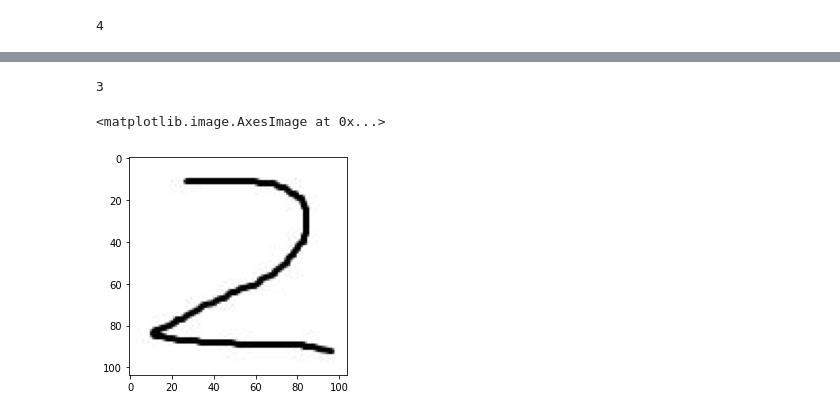
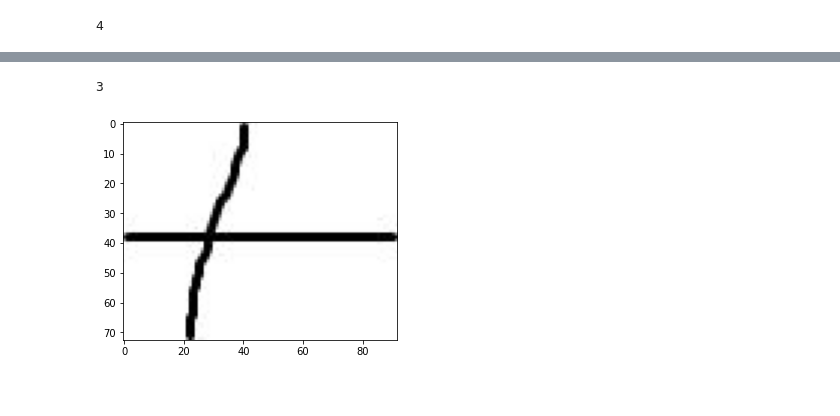
Before and after one commit to rene12188/CoVi, a Jupyter notebook: Project/Feature_extraction.ipynb, the cells around one changed output, grey strips where cells are left out. Saved outputs shown, nothing was run; the diff lists cells and outputs as text; code cells hidden in the pictures.

```diff
--- a/Project/Feature_extraction.ipynb
+++ b/Project/Feature_extraction.ipynb
@@ -5,5 +6,5 @@ from matplotlib import pyplot
 # %%
-image = cv2.imread('./data/Unbenannt.JPG')
+image = cv2.imread('./data/correct1.JPG')
 gray = cv2.cvtColor(image, cv2.COLOR_BGR2GRAY)
 thresh = cv2.threshold(gray, 0, 255,
 	cv2.THRESH_OTSU | cv2.THRESH_BINARY_INV)[1]
@@ -19,7 +20,7 @@ print(thresh.max())
 # %%
 # apply connected component analysis to the thresholded image
 output = cv2.connectedComponentsWithStats(
-	thresh, 10, cv2.CV_32S)
+	thresh, 4, cv2.CV_32S)
 (numLabels, labels, stats, centroids) = output
 
 print(numLabels)
@@ -28,20 +29,15 @@ print(numLabels)
 # %%
 returnarray = []
 for i in range(1, numLabels):
-	# if this is the first component then we examine the
-	# *background* (typically we would just ignore this
-	# component in our loop)
+
 	if i == 0:
 		text = "examining component {}/{} (background)".format(
 			i + 1, numLabels)
 	# otherwise, we are examining an actual connected component
 	else:
 		text = "examining component {}/{}".format( i + 1, numLabels)
-	# print a status message update for the current connected
-	# component
+
 	print("[INFO] {}".format(text))
-	# extract the connected component statistics and centroid for
-	# the current label
 	x = stats[i, cv2.CC_STAT_LEFT]
 	y = stats[i, cv2.CC_STAT_TOP]
 	w = stats[i, cv2.CC_STAT_WIDTH]
@@ -51,7 +47,8 @@ for i in range(1, numLabels):
 	output = image.copy()
 	cv2.rectangle(output, (x, y), (x + w, y + h), (0, 255, 0), 3)
 	crop = image.copy()
-	crop = crop[y-10:y+h+10, x-10:x+h+10]
+	pyplot.imshow(output)
+	crop = crop[y:y+h, x:x+w]
 	returnarray.append(crop)
 # %% [output]
 [INFO] examining component 2/4
@@ -60,7 +58,8 @@ for i in range(1, numLabels):
 # %%
 print(len(returnarray))
-pyplot.imshow(returnarray[1])
+
+for im in returnarray:
+	pyplot.imshow(im)
 # %% [output]
 3
-<matplotlib.image.AxesImage at 0x...>
-[figure, old version]
+[figure, new version]
```
Also changed, not shown: parts of 4 cells of this notebook, 3 other files.
